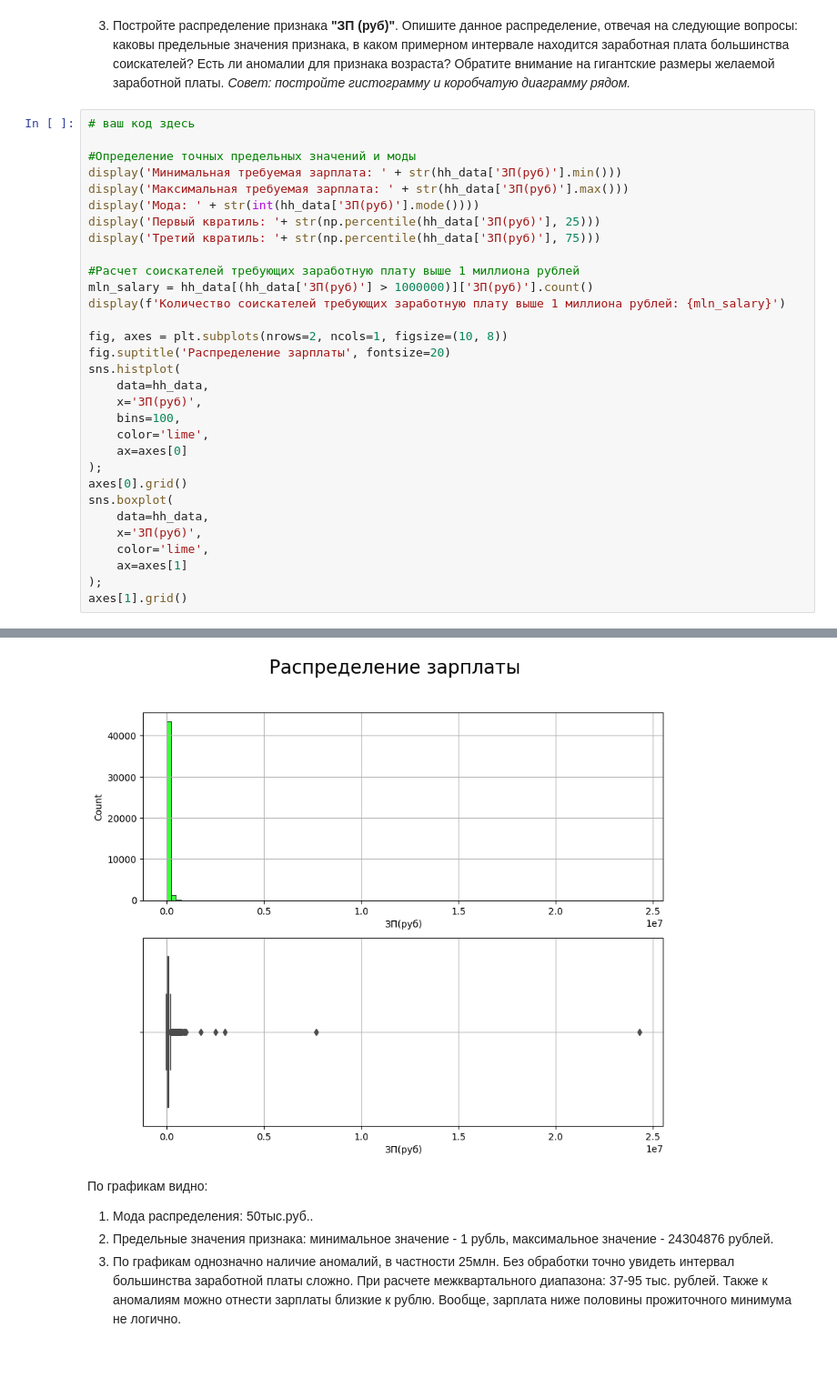
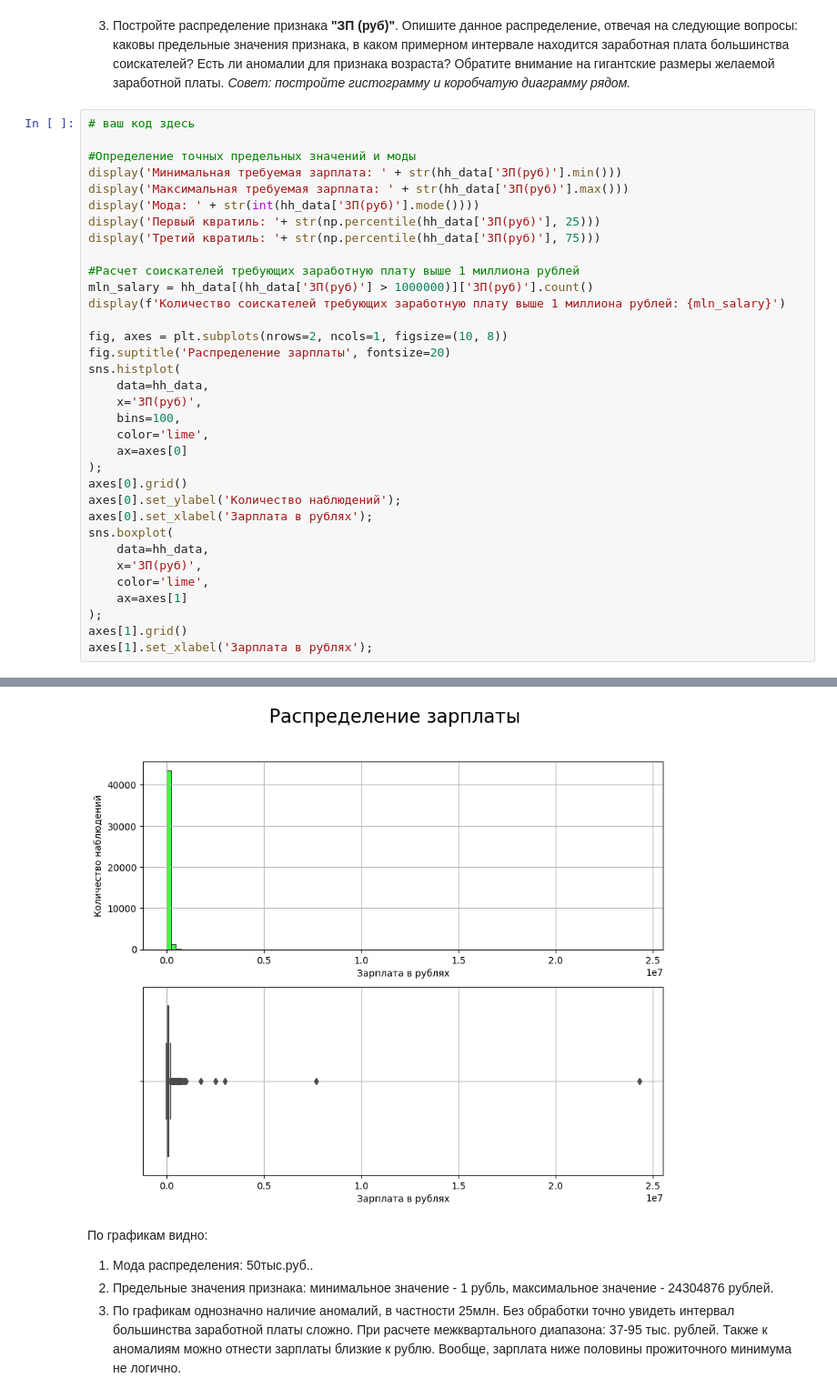
Before and after one commit to ASGlazyrin/ASG_SF_Rep, a Jupyter notebook: project_1/Project-1.ipynb, the cells around one changed output, grey strips where cells are left out. Shown at 91% size. Drawn from its saved outputs; the diff is of its cells as text; blank space fills up the shorter version.

```diff
--- a/project_1/Project-1.ipynb
+++ b/project_1/Project-1.ipynb
@@ -548,34 +554,37 @@ display('Первый квратиль: '+ str(np.percentile(hh_data['ЗП(ру
 display('Третий квратиль: '+ str(np.percentile(hh_data['ЗП(руб)'], 75)))
 
 #Расчет соискателей требующих заработную плату выше 1 миллиона рублей
 mln_salary = hh_data[(hh_data['ЗП(руб)'] > 1000000)]['ЗП(руб)'].count()
 display(f'Количество соискателей требующих заработную плату выше 1 миллиона рублей: {mln_salary}')
 
 fig, axes = plt.subplots(nrows=2, ncols=1, figsize=(10, 8))
 fig.suptitle('Распределение зарплаты', fontsize=20)
 sns.histplot(
     data=hh_data,
     x='ЗП(руб)',
     bins=100,
     color='lime',
     ax=axes[0]
 );
 axes[0].grid()
+axes[0].set_ylabel('Количество наблюдений');
+axes[0].set_xlabel('Зарплата в рублях');
 sns.boxplot(
     data=hh_data,
     x='ЗП(руб)',
     color='lime',
     ax=axes[1]
 );
 axes[1].grid()
+axes[1].set_xlabel('Зарплата в рублях');
 # %% [output]
 'Минимальная требуемая зарплата: 1.0'
 'Максимальная требуемая зарплата: 24304876.0'
 'Мода: 50000'
 'Первый квратиль: 37082.2'
 'Третий квратиль: 95000.0'
 'Количество соискателей требующих заработную плату выше 1 миллиона рублей: 5'
-[figure, old version]
+[figure, new version]
 # %% [markdown]
 По графикам видно:
 1. Мода распределения: 50тыс.руб..
```
Also changed, not shown: parts of 10 cells of this notebook.
